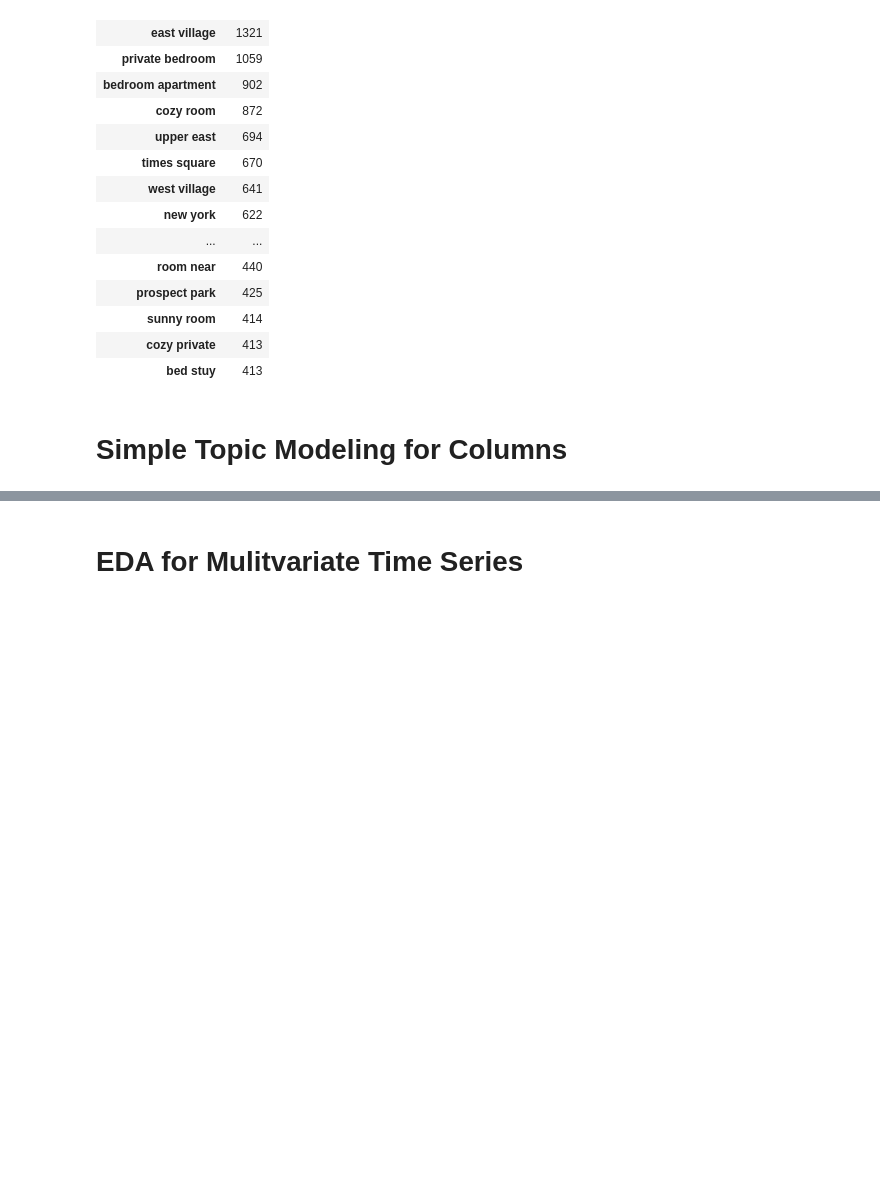
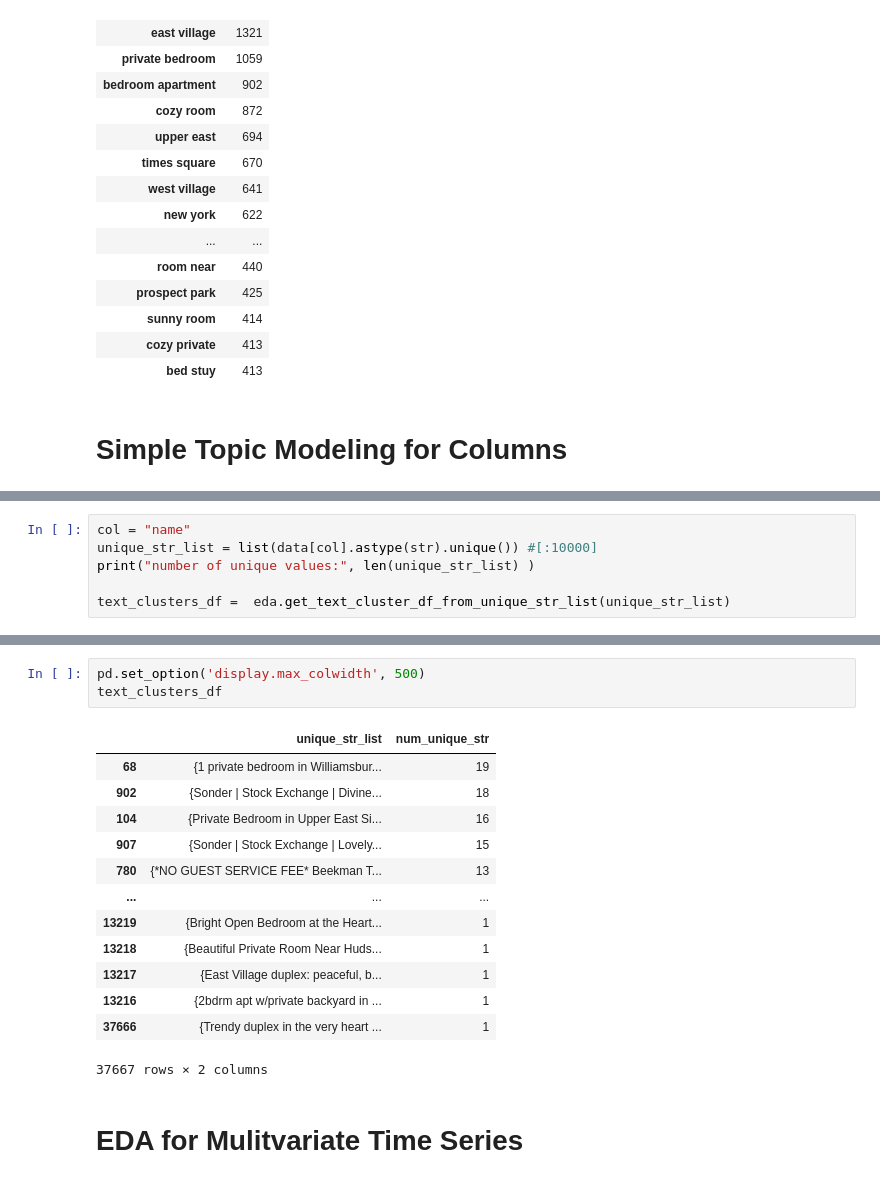
Before and after one commit to gefena/eda_utils, a Jupyter notebook: code/eda_example.ipynb, the cells around one changed output, grey strips where cells are left out. Drawn from its saved outputs; the diff is of its cells as text; blank space fills up the shorter version.

```diff
--- a/code/eda_example.ipynb
+++ b/code/eda_example.ipynb
@@ -465,0 +474,6 @@ Topic #4: room private manhattan cozy bedroom
+# %%
+col = "name"
+unique_str_list = list(data[col].astype(str).unique()) #[:10000]
+print("number of unique values:", len(unique_str_list) )
+
+text_clusters_df =  eda.get_text_cluster_df_from_unique_str_list(unique_str_list)
@@ -466,3 +498,20 @@ Topic #4: room private manhattan cozy bedroom
+# %%
+pd.set_option('display.max_colwidth', 500)
+text_clusters_df
+# %% [output]
+|  | unique_str_list | num_unique_str |
+| 68 | {1 private bedroom in Williamsbur... | 19 |
+| 902 | {Sonder | Stock Exchange | Divine... | 18 |
+| 104 | {Private Bedroom in Upper East Si... | 16 |
+| 907 | {Sonder | Stock Exchange | Lovely... | 15 |
+| 780 | {*NO GUEST SERVICE FEE* Beekman T... | 13 |
+| ... | ... | ... |
+| 13219 | {Bright Open Bedroom at the Heart... | 1 |
+| 13218 | {Beautiful Private Room Near Huds... | 1 |
+| 13217 | {East Village duplex: peaceful, b... | 1 |
+| 13216 | {2bdrm apt w/private backyard in ... | 1 |
+| 37666 | {Trendy duplex in the very heart ... | 1 |
+37667 rows × 2 columns
 # %% [markdown]
 # EDA for Mulitvariate Time Series
 # %%
```
Also changed, not shown: parts of 12 cells of this notebook, 1 other file.
